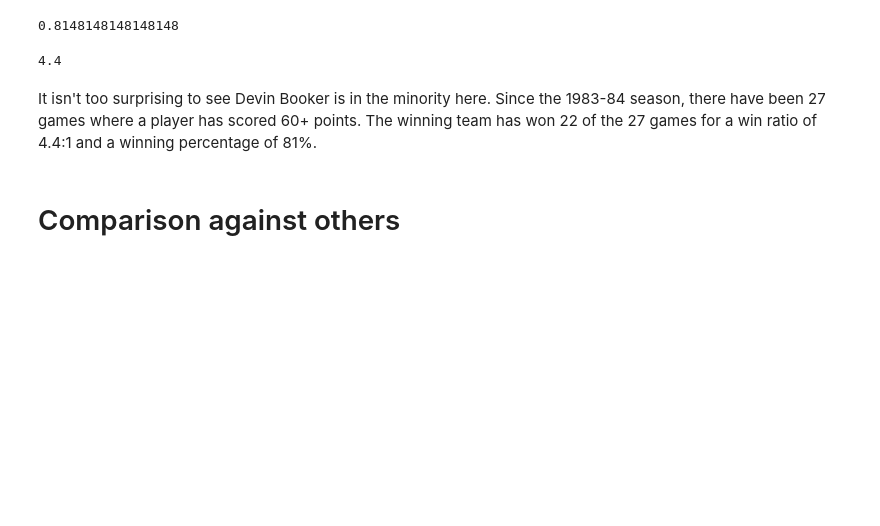
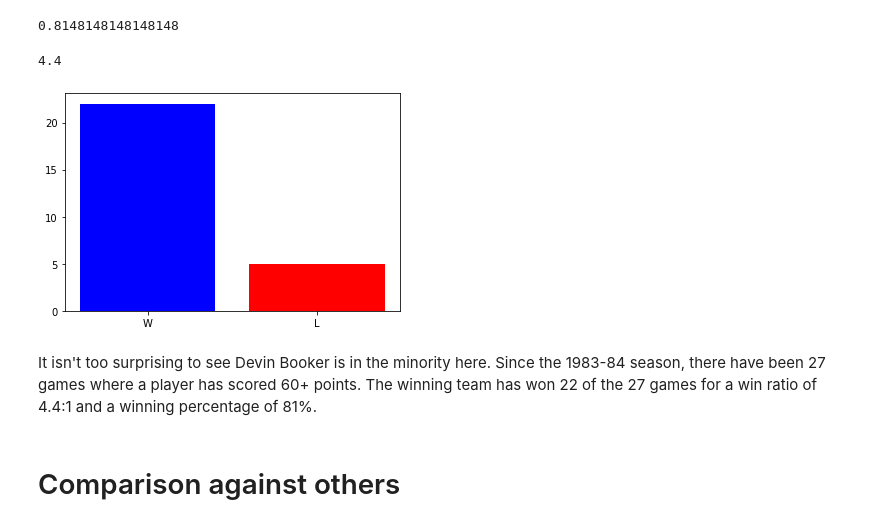
Before and after one commit to moneyball-club/DBook70, a Jupyter notebook: D Book 70.ipynb, the cells around one changed output. Saved outputs shown, nothing was run; the diff lists cells and outputs as text; code cells hidden in the pictures; blank space fills up the shorter version.

```diff
--- a/D Book 70.ipynb
+++ b/D Book 70.ipynb
@@ -72,6 +105,13 @@ WinLossRatio = Dubs[0]/Dubs[1]
 WinLossRatio
 # %% [output]
 4.4
+# %%
+x = np.arange(2)
+plt.bar(x, df.WL.value_counts(), color = ['blue', 'red'])
+plt.xticks(x, ['W', 'L'])
+plt.show()
+# %% [output]
+[figure, added]
 # %% [markdown]
 It isn't too surprising to see Devin Booker is in the minority here. Since the 1983-84 season, there have been 27 games where a player has scored 60+ points. The winning team has won 22 of the 27 games for a win ratio of 4.4:1 and a winning percentage of 81%.
 # %% [markdown]
```
Also changed, not shown: parts of 34 cells of this notebook.
